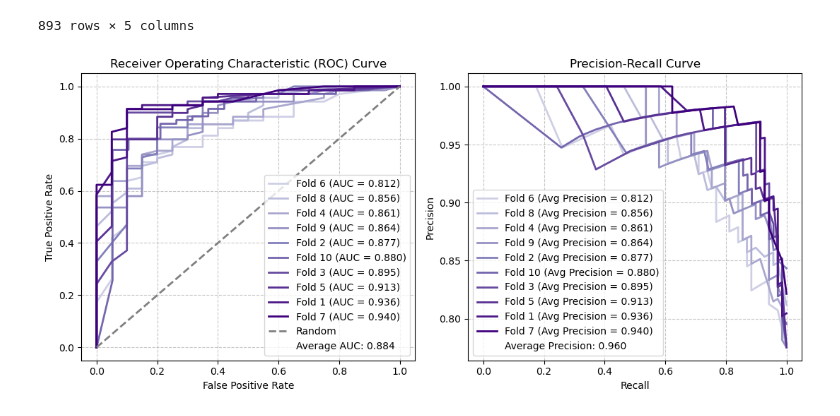
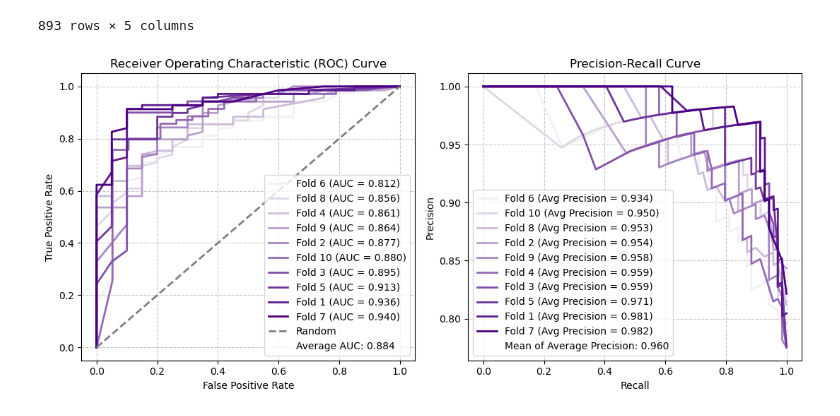
Before and after one commit to zainabnazari/ppmi, a Jupyter notebook: UPSIT.ipynb, the cells around one changed output. Cells and saved outputs as stored; diff of their text form; code cells hidden in the pictures.

```diff
--- a/UPSIT.ipynb
+++ b/UPSIT.ipynb
@@ -178,13 +180,20 @@ max_auc_fold = np.argmax(auc_values)
 # Sort folds based on AUC values
 sorted_folds = sorted(enumerate(auc_values, start=1), key=lambda x: x[1])
 
+# Sort folds based on Precision-Recall values
+sorted_folds_p = sorted(enumerate(average_precision_values, start=1), key=lambda x: x[1])
+
+# Define Colors
+
+purple_palette = sns.light_palette("indigo", n_colors=10)
+
 # Create a figure with subplots (2 rows, 1 column)
 fig, axs = plt.subplots(1, 2, figsize=(11, 5))
 
 # Plot ROC curve for each fold
 axs[0].set_title('Receiver Operating Characteristic (ROC) Curve')
 for i, (index, auc_value) in enumerate(sorted_folds, start=1):
-    color = colors[i - 1]
+    color = purple_palette[i - 1]
     axs[0].plot(roc_curve_list[index - 1][0], roc_curve_list[index - 1][1],
                 label=f'Fold {index} (AUC = {auc_value:.3f})', color=color, linewidth=2)
 
@@ -199,38 +208,40 @@ legend_handles, legend_labels = axs[0].get_legend_handles_labels()
 legend_handles.append(Line2D([0], [0], linestyle='', linewidth=0, marker=''))
 legend_labels.append(f'Average AUC: {average_auc:.3f}')
 
 # Customize ROC plot
 axs[0].set_xlabel('False Positive Rate')
 axs[0].set_ylabel('True Positive Rate')
 axs[0].legend(legend_handles, legend_labels, loc='lower right')
 axs[0].grid(True, linestyle='--', alpha=0.7)
 
+# Calculate average Precision
+
 # Plot Precision-Recall curve for each fold
 axs[1].set_title('Precision-Recall Curve')
-for i, (index, avg_precision) in enumerate(sorted_folds, start=1):
-    color = colors[i - 1]
+for i, (index, avg_precision) in enumerate(sorted_folds_p, start=1):
+    color = purple_palette[i - 1]
     axs[1].plot(pr_curve_list[index - 1][0], pr_curve_list[index - 1][1],
                 label=f'Fold {index} (Avg Precision = {avg_precision:.3f})', color=color, linewidth=2)
 
 # Calculate average Precision
-average_precision = np.mean(average_precision_values)
+t_average_precision = np.mean(average_precision_values)
 
 # Add average Precision to the legend
 legend_handles_pr, legend_labels_pr = axs[1].get_legend_handles_labels()
 legend_handles_pr.append(Line2D([0], [0], linestyle='', linewidth=0, marker=''))
-legend_labels_pr.append(f'Average Precision: {average_precision:.3f}')
+legend_labels_pr.append(f'Mean of Average Precision: {t_average_precision:.3f}')
 
 # Customize Precision-Recall plot
 axs[1].set_xlabel('Recall')
 axs[1].set_ylabel('Precision')
 axs[1].legend(legend_handles_pr, legend_labels_pr, loc='best')
 axs[1].grid(True, linestyle='--', alpha=0.7)
 
 # Adjust layout
 plt.tight_layout()
 plt.show()
 # %% [output]
-[figure, old version]
+[figure, new version]
 # %%
 # Get the current date
 current_date = datetime.now().date()
```
Also changed, not shown: parts of 2 cells of this notebook, 2 other files.
